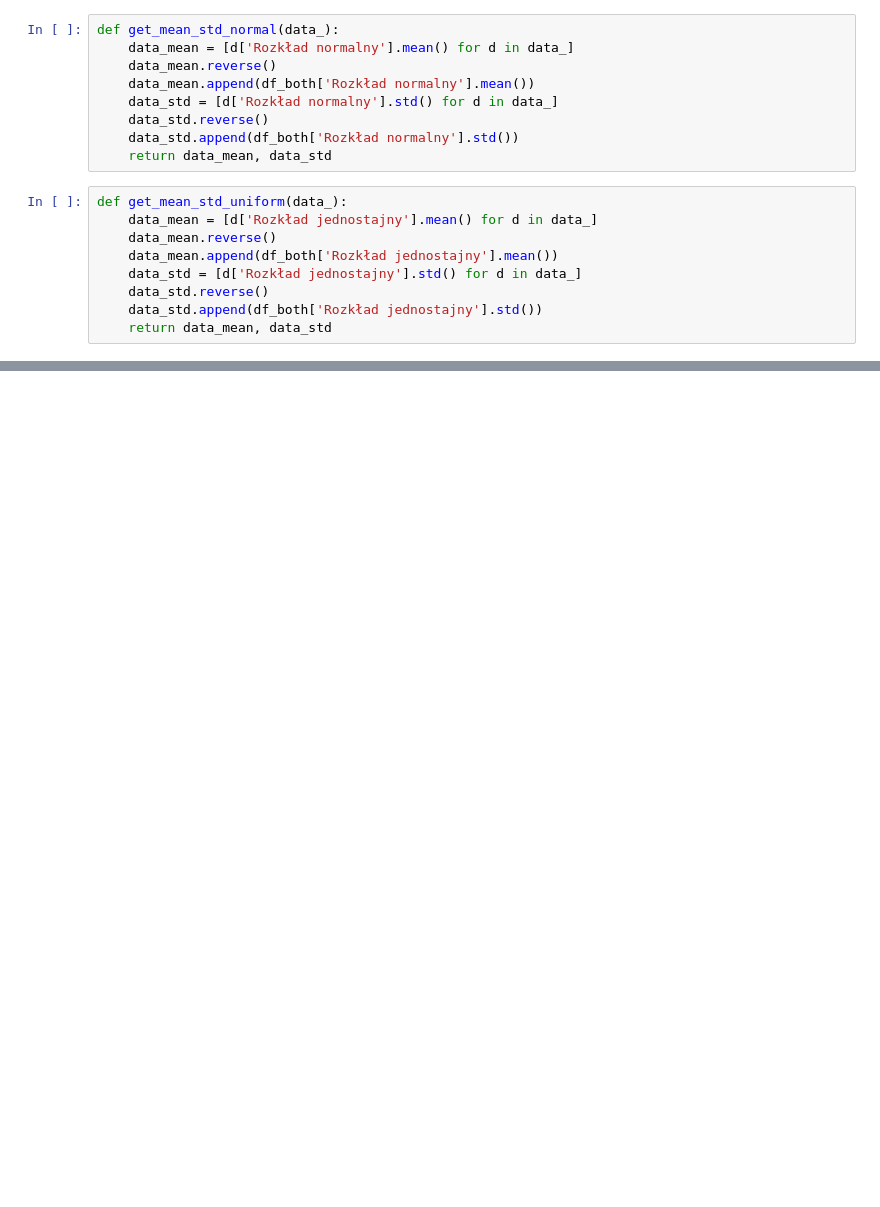
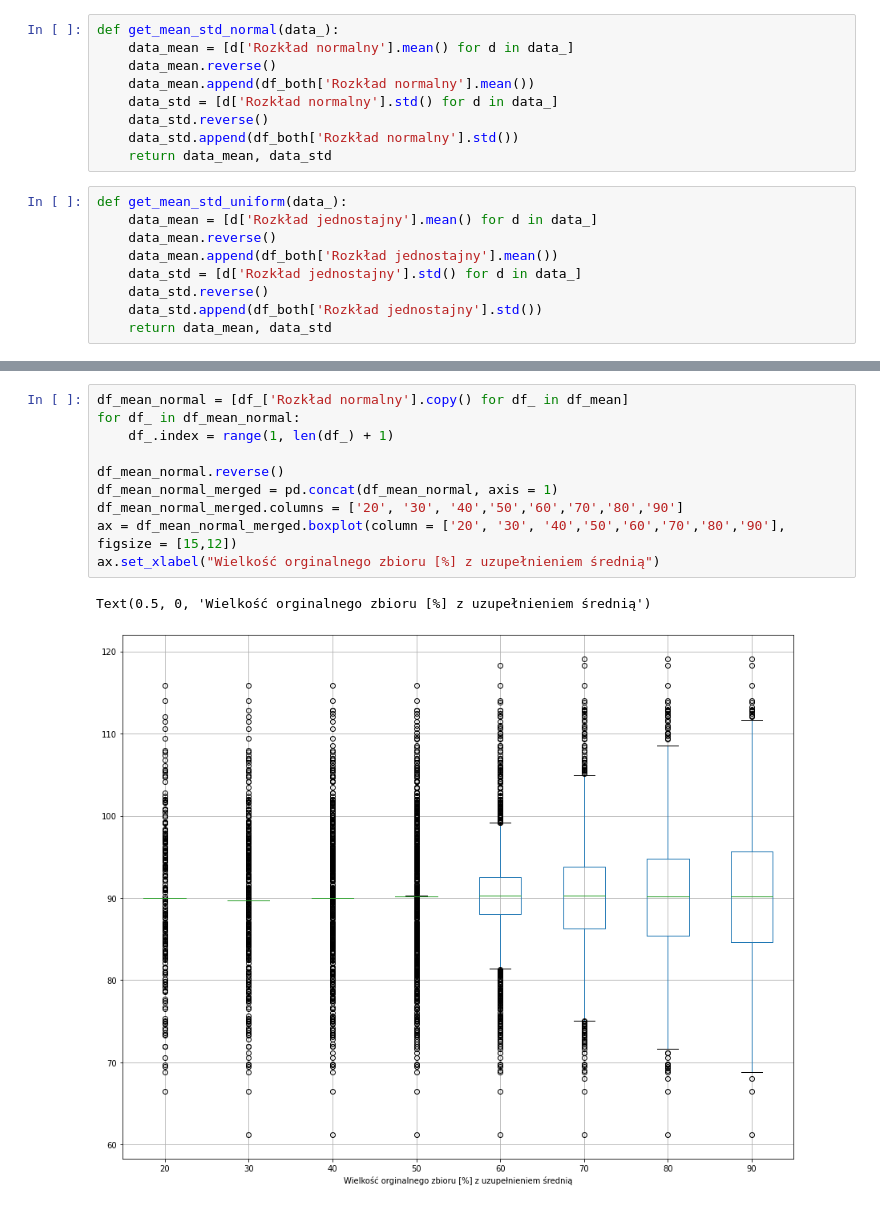
Before and after one commit to Hatulak/data-mining, a Jupyter notebook: Ps2.ipynb, the cells around one changed output, grey strips where cells are left out. Saved outputs shown, nothing was run; the diff lists cells and outputs as text; blank space fills up the shorter version.

```diff
--- a/Ps2.ipynb
+++ b/Ps2.ipynb
@@ -244,0 +274,13 @@ plt2.show()
+# %%
+df_mean_normal = [df_['Rozkład normalny'].copy() for df_ in df_mean]
+for df_ in df_mean_normal:
+    df_.index = range(1, len(df_) + 1)
+
+df_mean_normal.reverse()
+df_mean_normal_merged = pd.concat(df_mean_normal, axis = 1)
+df_mean_normal_merged.columns = ['20', '30', '40','50','60','70','80','90']
+ax = df_mean_normal_merged.boxplot(column = ['20', '30', '40','50','60','70','80','90'], figsize = [15,12])
+ax.set_xlabel("Wielkość orginalnego zbioru [%] z uzupełnieniem średnią")
+# %% [output]
+Text(0.5, 0, 'Wielkość orginalnego zbioru [%] z uzupełnieniem średnią')
+[figure, added]
```
Also changed, not shown: parts of 15 cells of this notebook, 1 other file.
